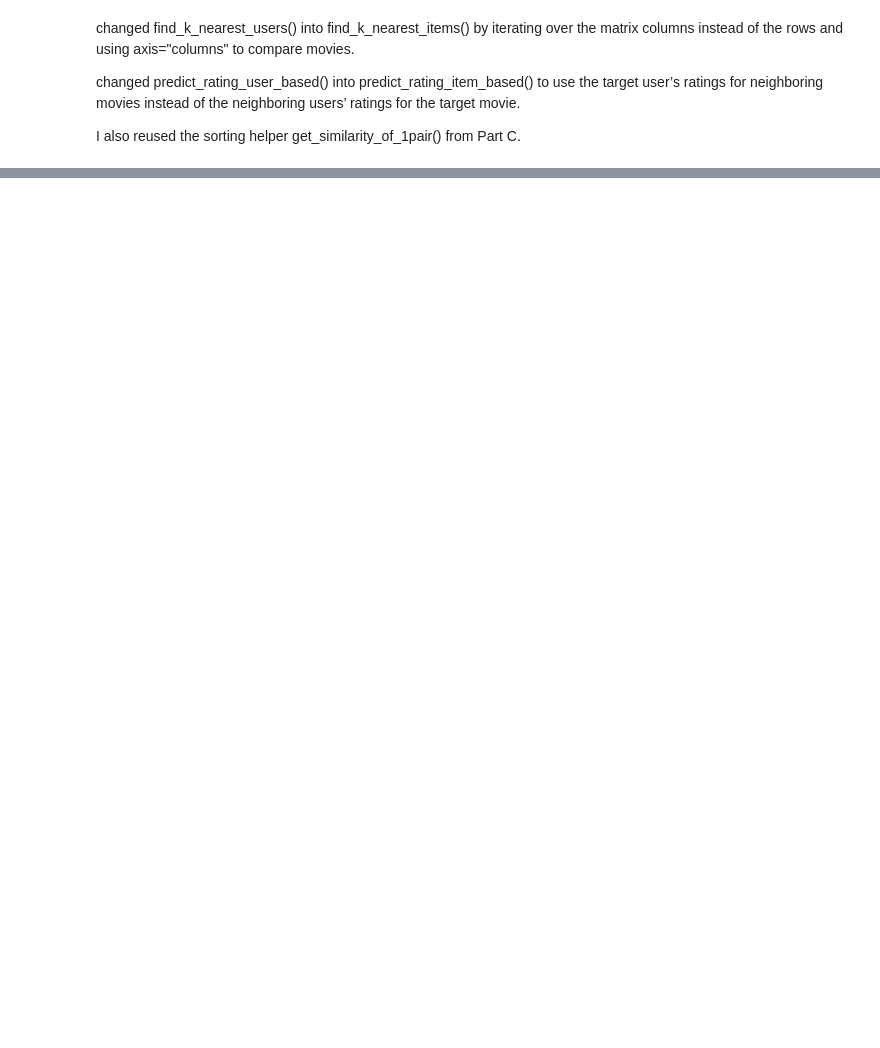
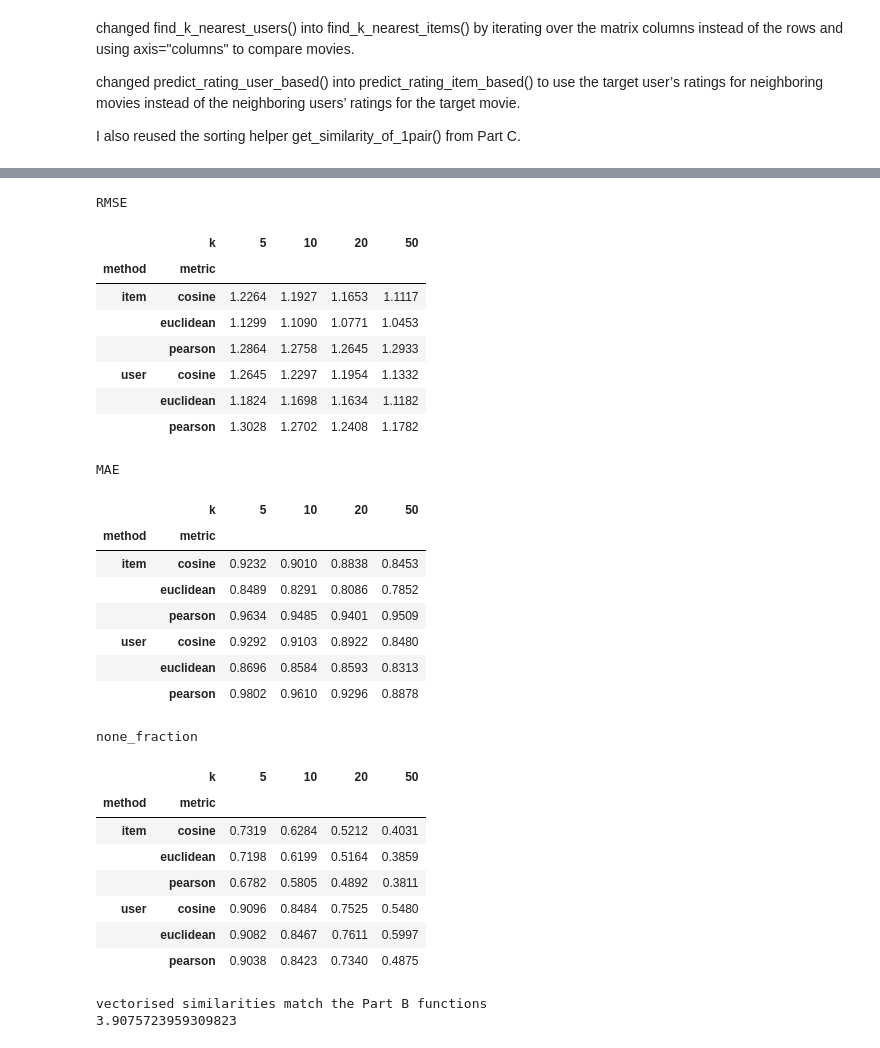
Before and after one commit to aseelibrahim123/ML_lab1, a Jupyter notebook: ML_lab1.ipynb, the cells around one changed output, grey strips where cells are left out. Cells and saved outputs as stored; diff of their text form; code cells hidden in the pictures; blank space fills up the shorter version.

```diff
--- a/ML_lab1.ipynb
+++ b/ML_lab1.ipynb
@@ -382,0 +413,29 @@ I also reused the sorting helper get_similarity_of_1pair() from Part C.
+# %%
+def pair_stats(A0, Am, A0sq, t):
+    """Co-rated sums between entity t and every other entity.
+    A0: values (0 where missing), Am: 1.0 where rated."""
+    x0, mx = A0[t], Am[t]
+    return dict(n=Am @ mx, sa=Am @ x0, sb=A0 @ mx,
+                sa2=Am @ (x0 ** 2), sb2=A0sq @ mx, sab=A0 @ x0)
+
+def sims_from_stats(s, metric, t, min_co=2):
+    n, sa, sb, sa2, sb2, sab = (s[x] for x in ("n","sa","sb","sa2","sb2","sab"))
+    with np.errstate(divide="ignore", invalid="ignore"):
+        if metric == "euclidean":
+            d = np.sqrt(np.maximum(sa2 + sb2 - 2 * sab, 0))
+            sim = 1 / (1 + d); ok = np.ones(len(n), dtype=bool)
+        elif metric == "cosine":
+            den = np.sqrt(sa2 * sb2); sim = sab / den; ok = den > 0
+        elif metric == "pearson":
+            cov = sab - sa * sb / n
+            va = sa2 - sa ** 2 / n; vb = sb2 - sb ** 2 / n
+            ok = (va > 1e-9) & (vb > 1e-9)
+            sim = cov / np.sqrt(va * vb)
+    ok = ok & (n >= min_co)
+    ok[t] = False                                  # never compare with itself
+    return np.where(ok, sim, -np.inf)
+
+def top_neighbors(sim, kmax):
+    order = np.argsort(-sim, kind="stable")[:kmax]
+    order = order[np.isfinite(sim[order])]
+    return order, sim[order]
@@ -382,0 +512,51 @@ I also reused the sorting helper get_similarity_of_1pair() from Part C.
+# %%
+for col in ["RMSE", "MAE", "none_fraction"]:
+    print(col)
+    display(results.pivot_table(index=["method", "metric"], columns="k", values=col).round(4))
+# %% [output]
+RMSE
+|  | k | 5 | 10 | 20 | 50 |
+| method | metric |  |  |  |  |
+| item | cosine | 1.2264 | 1.1927 | 1.1653 | 1.1117 |
+|  | euclidean | 1.1299 | 1.1090 | 1.0771 | 1.0453 |
+|  | pearson | 1.2864 | 1.2758 | 1.2645 | 1.2933 |
+| user | cosine | 1.2645 | 1.2297 | 1.1954 | 1.1332 |
+|  | euclidean | 1.1824 | 1.1698 | 1.1634 | 1.1182 |
+|  | pearson | 1.3028 | 1.2702 | 1.2408 | 1.1782 |
+MAE
+|  | k | 5 | 10 | 20 | 50 |
+| method | metric |  |  |  |  |
+| item | cosine | 0.9232 | 0.9010 | 0.8838 | 0.8453 |
+|  | euclidean | 0.8489 | 0.8291 | 0.8086 | 0.7852 |
+|  | pearson | 0.9634 | 0.9485 | 0.9401 | 0.9509 |
+| user | cosine | 0.9292 | 0.9103 | 0.8922 | 0.8480 |
+|  | euclidean | 0.8696 | 0.8584 | 0.8593 | 0.8313 |
+|  | pearson | 0.9802 | 0.9610 | 0.9296 | 0.8878 |
+none_fraction
+|  | k | 5 | 10 | 20 | 50 |
+| method | metric |  |  |  |  |
+| item | cosine | 0.7319 | 0.6284 | 0.5212 | 0.4031 |
+|  | euclidean | 0.7198 | 0.6199 | 0.5164 | 0.3859 |
+|  | pearson | 0.6782 | 0.5805 | 0.4892 | 0.3811 |
+| user | cosine | 0.9096 | 0.8484 | 0.7525 | 0.5480 |
+|  | euclidean | 0.9082 | 0.8467 | 0.7611 | 0.5997 |
+|  | pearson | 0.9038 | 0.8423 | 0.7340 | 0.4875 |
+# %%
+R0 = np.nan_to_num(train_matrix.to_numpy(float)); M = train_matrix.notna().to_numpy(float)
+users = train_matrix.index
+t = 3
+s = pair_stats(R0, M, R0**2, t)
+for name, fn in [("euclidean", euclidean_similarity), ("cosine", cosine_similarity), ("pearson", pearson_similarity)]:
+    fast = sims_from_stats(s, name, t)
+    for o in [10, 50, 200]:
+        v1, v2 = get_co_rated(train_matrix, users[t], users[o], axis="index")
+        slow = fn(v1, v2)
+        if slow is not None:
+            assert abs(slow - fast[o]) < 1e-9, (name, o, slow, fast[o])
+print("vectorised similarities match the Part B functions")
+
+# slow Part C function on one example, same neighbors as the cache
+print(predict_rating_user_based(train_matrix, users[t], train_matrix.columns[0], 20, pearson_similarity))
+# %% [output]
+vectorised similarities match the Part B functions
+3.9075723959309823
```
Also changed, not shown: parts of 8 cells of this notebook.
